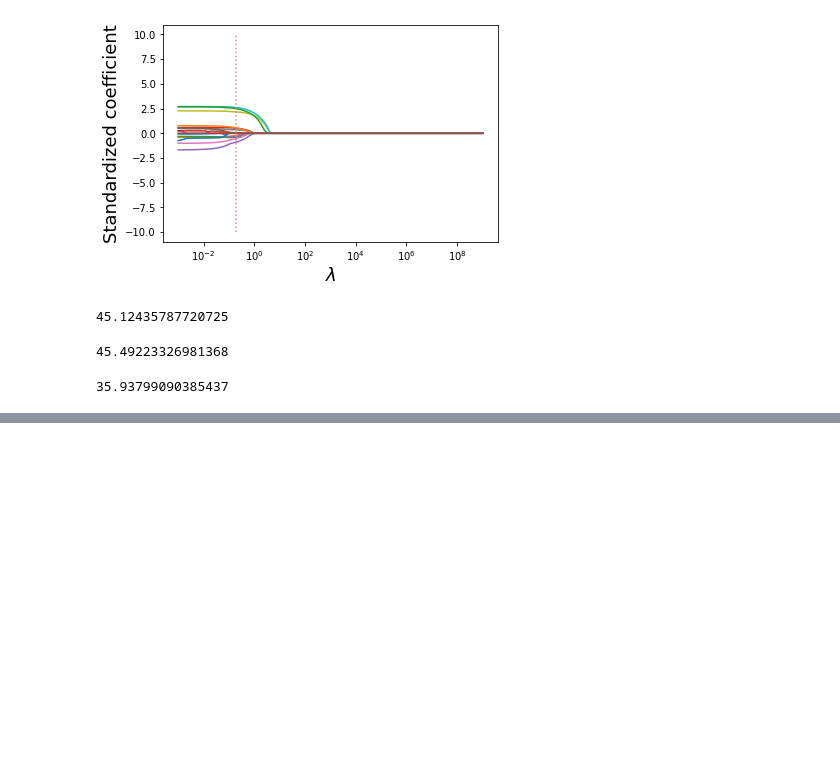
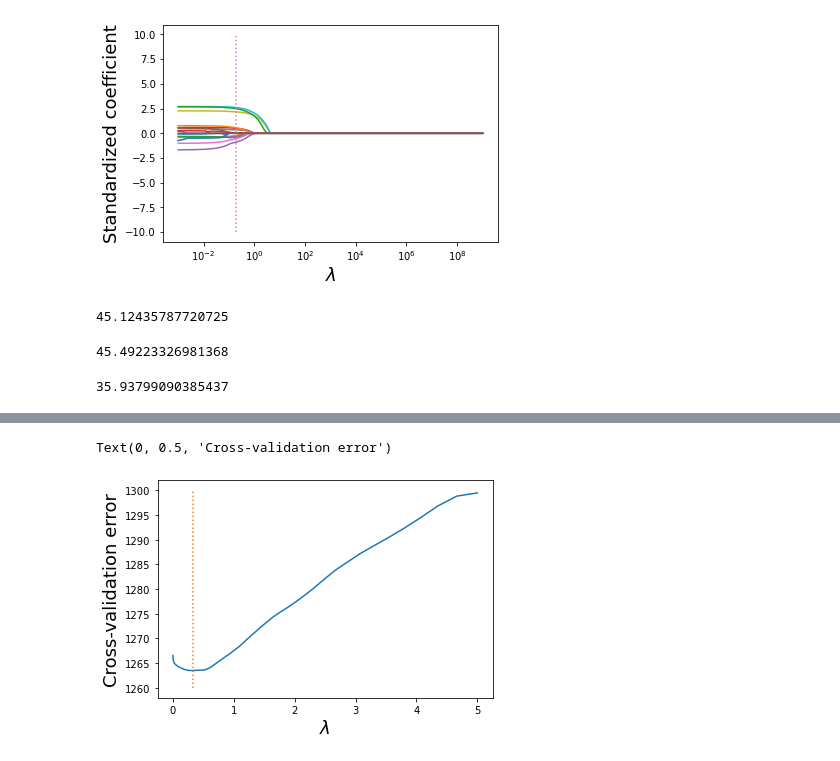
Before and after one commit to bencaterine/ding-ding-ding, a Jupyter notebook: lasso-regression.ipynb, the cells around one changed output, grey strips where cells are left out. Cells and saved outputs as stored; diff of their text form; code cells hidden in the pictures; blank space fills up the shorter version.

Commit message:
ran forward selection on new dataset, ran lasso

```diff
--- a/lasso-regression.ipynb
+++ b/lasso-regression.ipynb
@@ -191,11 +191,14 @@ KeyboardInterrupt:
 # %%
 #Visualizing the LOOCV (leave one out cross validatation error vs lambda)
 plt.xlabel('xlabel', fontsize=18)
 plt.ylabel('ylabel', fontsize=18)
 plt.plot(lassocv.alphas_,lassocv.mse_path_.mean(axis=1))
-plt.plot([lassocv.alpha_,lassocv.alpha_],[1365,1400],':')
+plt.plot([lassocv.alpha_,lassocv.alpha_],[1260,1300],':')
 plt.xlabel('$\lambda$')
 plt.ylabel('Cross-validation error')
+# %% [output]
+Text(0, 0.5, 'Cross-validation error')
+[figure, added]
 # %%
 #Visualizing the shrinkage in lasso coefficients with increasing values of the tuning parameter lambda
 alphas = 10**np.linspace(10,-2,100)*0.1
```
Also changed, not shown: parts of 9 cells of this notebook, 2 other files.
